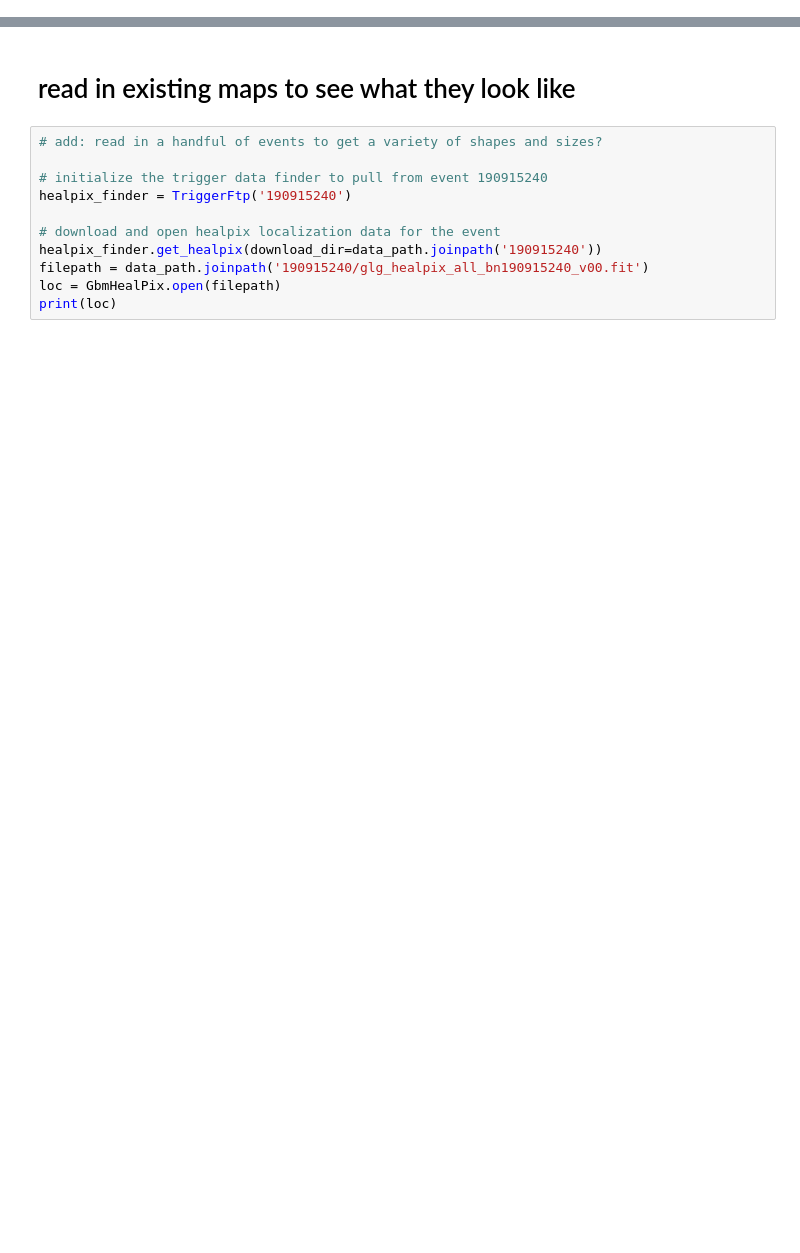
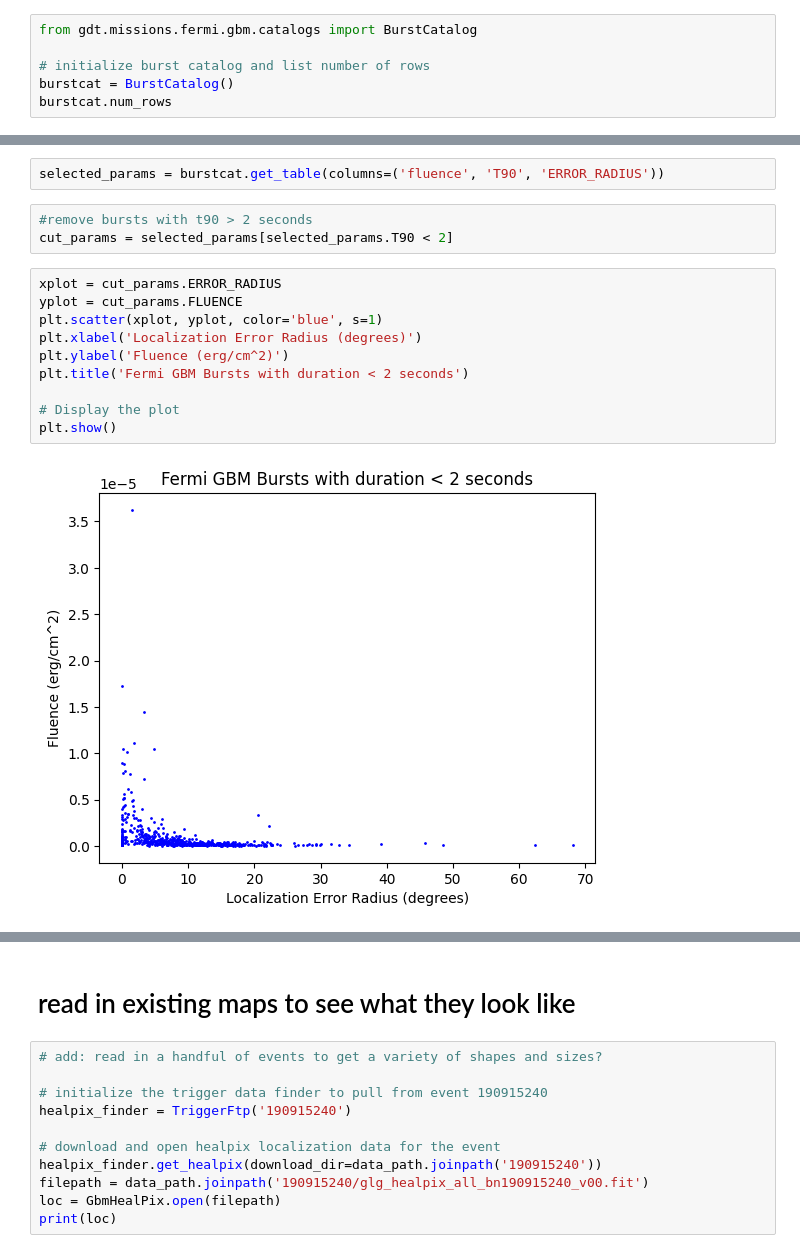
Before and after one commit to knolan10/SYBIL, a Jupyter notebook: fermiskymaps.ipynb, the cells around one changed output, grey strips where cells are left out. Cells and saved outputs as stored; diff of their text form; blank space fills up the shorter version.

Commit message:
fermi updates

```diff
--- a/fermiskymaps.ipynb
+++ b/fermiskymaps.ipynb
@@ -19,0 +26,6 @@ import random
+# %%
+from gdt.missions.fermi.gbm.catalogs import BurstCatalog
+
+# initialize burst catalog and list number of rows
+burstcat = BurstCatalog()
+burstcat.num_rows
@@ -19,0 +66,17 @@ import random
+# %%
+selected_params = burstcat.get_table(columns=('fluence', 'T90', 'ERROR_RADIUS'))
+# %%
+#remove bursts with t90 > 2 seconds
+cut_params = selected_params[selected_params.T90 < 2]
+# %%
+xplot = cut_params.ERROR_RADIUS
+yplot = cut_params.FLUENCE
+plt.scatter(xplot, yplot, color='blue', s=1)
+plt.xlabel('Localization Error Radius (degrees)')
+plt.ylabel('Fluence (erg/cm^2)')
+plt.title('Fermi GBM Bursts with duration < 2 seconds')
+
+# Display the plot
+plt.show()
+# %% [output]
+[figure, added]
```
Also changed, not shown: parts of 8 cells of this notebook, 2 other files.
